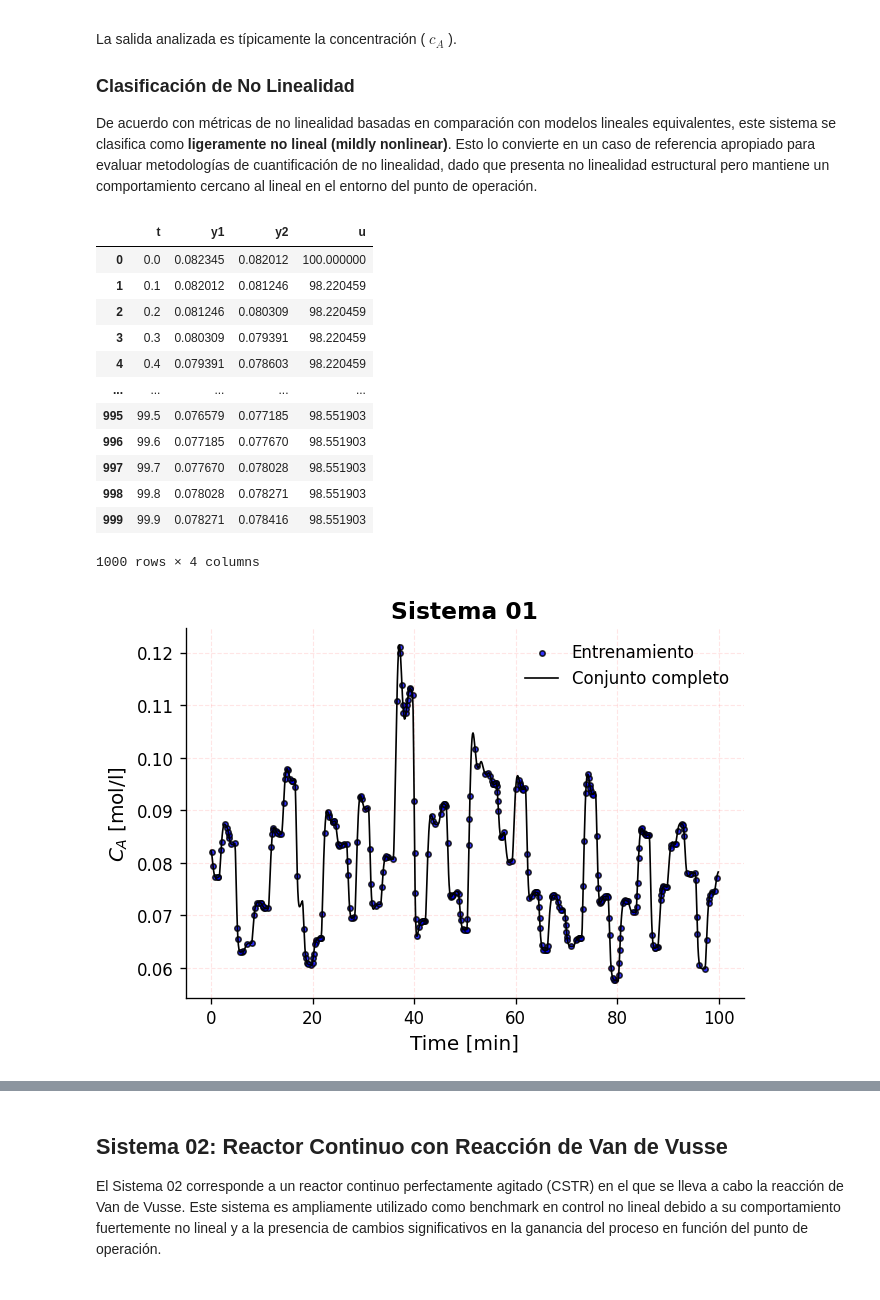
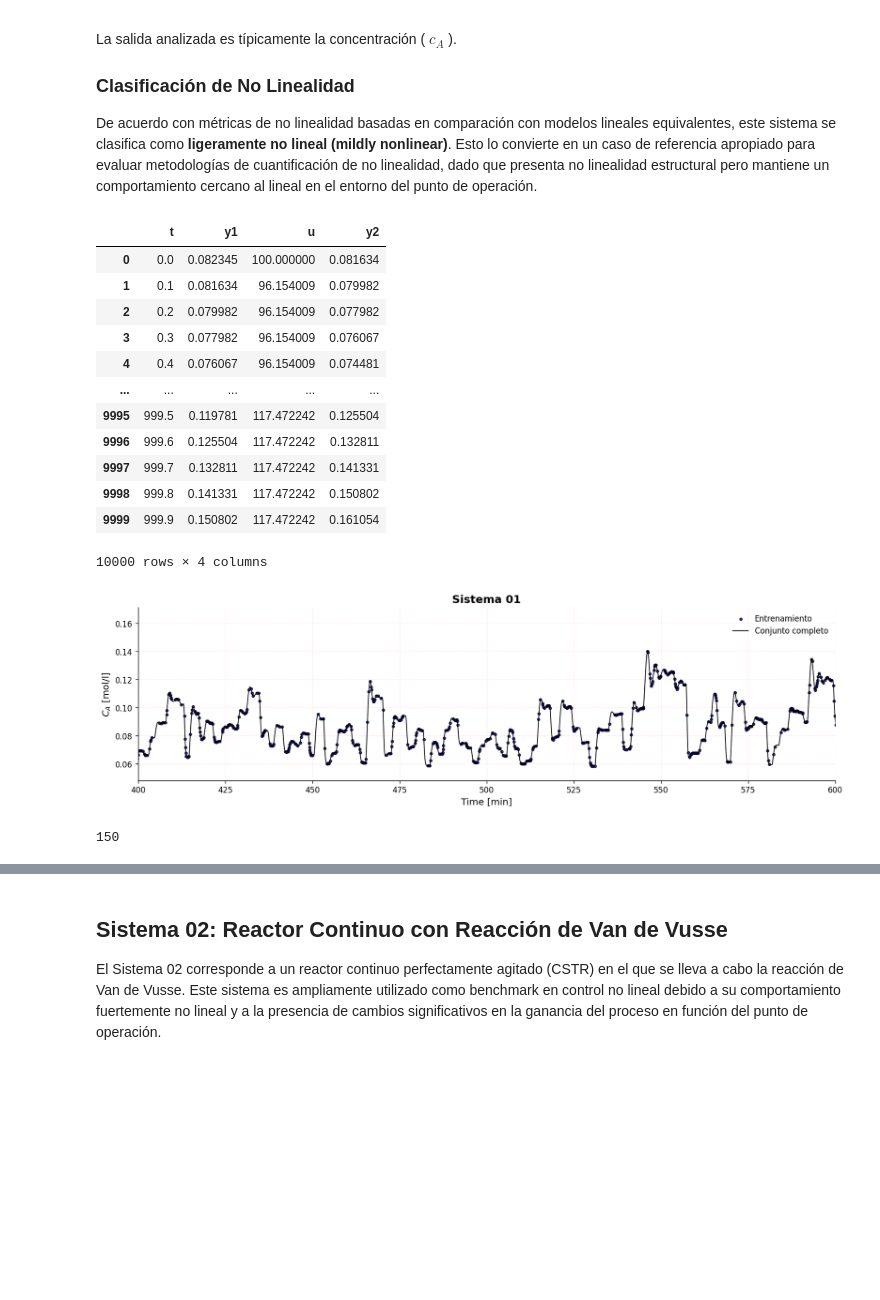
Before and after one commit to DrFaus/benchmark_nonlinear_systems, a Jupyter notebook: MedicionNoLinealidad/Nonlinear_Systems.ipynb, the cells around one changed output, grey strips where cells are left out. Saved outputs shown, nothing was run; the diff lists cells and outputs as text; code cells hidden in the pictures; blank space fills up the shorter version.

```diff
--- a/MedicionNoLinealidad/Nonlinear_Systems.ipynb
+++ b/MedicionNoLinealidad/Nonlinear_Systems.ipynb
@@ -322,7 +322,7 @@ def runge_kutta_4(fun, y1, y2, y3, y4, u, h):
 def grafico_sistema(xp, yp, xs, ys, titulo, scatter_label, plot_label, x_label, y_label, save_as):
   # --- Configuración general del gráfico ---
   plt.figure(
-      figsize=(6, 4),   # tamaño de la figura (ancho, alto) en pulgadas
+      figsize=(16, 4),   # tamaño de la figura (ancho, alto) en pulgadas
       dpi=120           # resolución del gráfico
   )
 
@@ -618,10 +618,14 @@ def system_01(y1, y2, u):
   return dca_dt, dT_dt
 # %%
 #@title Selección de datos de entrenamiento
-rndm.seed(7)
+# semilla = 147, 150, 152, 158, 172   con sigma = 5
+# semilla =    con sigma = 10
+# semilla = 172
+semilla = 150
+rndm.seed(semilla)
 fun = system_01
 tamanio_paso = 0.1
-tiempo_simulacion = 100
+tiempo_simulacion = 1000
 iteraciones = int(tiempo_simulacion / tamanio_paso)
 cao = 0.082345311795785 # mol / L
 To = 441.81 # K
@@ -641,47 +645,53 @@ contador = 0
 for iter in range(iteraciones):
     contador += 1
     if iter == 0:
         qcr = qc + sigma * normalvariate();
     elif (contador > 10) and (abs(mean(y[iter-9:iter-3]) - mean(y[iter-2:iter-1])) < 0.0001):
         qcr = qc + sigma * normalvariate();
         contador = 0
     y1, y2 = runge_kutta_2(fun, y1, y2, qcr, tamanio_paso)
     y.append(y1)
     u.append(qcr)
 
-df = pd.DataFrame({"t":tiempo[:-1], "y1":y[:-1], "y2":y[1:], "u":u[:-1]})
+df = pd.DataFrame({"t":tiempo[:-1], "y1":y[:-1], "u":u[:-1], "y2":y[1:] })
 
 X = df[["t", "y1", "y2", "u"]]
 Y = df["y1"]
 X_train, X_test, Y_train, Y_test = train_test_split(X, Y, test_size=0.6666666666, random_state=42)
 
 grafico_sistema(
     X["t"], X["y1"],
     X_train["t"], X_train["y1"],
     "Sistema 01",
     "Entrenamiento",
     "Conjunto completo",
     "Time [min]",
     "$C_A$ [mol/l]",
     "system01"
     )
 
+df.to_csv("caso_01_semilla_150.csv")
+plt.xlim([400, 600])
 df
 # %% [output]
-|  | t | y1 | y2 | u |
-| 0 | 0.0 | 0.082345 | 0.082012 | 100.000000 |
-| 1 | 0.1 | 0.082012 | 0.081246 | 98.220459 |
-| 2 | 0.2 | 0.081246 | 0.080309 | 98.220459 |
-| 3 | 0.3 | 0.080309 | 0.079391 | 98.220459 |
-| 4 | 0.4 | 0.079391 | 0.078603 | 98.220459 |
+|  | t | y1 | u | y2 |
+| 0 | 0.0 | 0.082345 | 100.000000 | 0.081634 |
+| 1 | 0.1 | 0.081634 | 96.154009 | 0.079982 |
+| 2 | 0.2 | 0.079982 | 96.154009 | 0.077982 |
+| 3 | 0.3 | 0.077982 | 96.154009 | 0.076067 |
+| 4 | 0.4 | 0.076067 | 96.154009 | 0.074481 |
 | ... | ... | ... | ... | ... |
-| 995 | 99.5 | 0.076579 | 0.077185 | 98.551903 |
-| 996 | 99.6 | 0.077185 | 0.077670 | 98.551903 |
-| 997 | 99.7 | 0.077670 | 0.078028 | 98.551903 |
-| 998 | 99.8 | 0.078028 | 0.078271 | 98.551903 |
-| 999 | 99.9 | 0.078271 | 0.078416 | 98.551903 |
+| 9995 | 999.5 | 0.119781 | 117.472242 | 0.125504 |
+| 9996 | 999.6 | 0.125504 | 117.472242 | 0.132811 |
+| 9997 | 999.7 | 0.132811 | 117.472242 | 0.141331 |
+| 9998 | 999.8 | 0.141331 | 117.472242 | 0.150802 |
+| 9999 | 999.9 | 0.150802 | 117.472242 | 0.161054 |
-1000 rows × 4 columns
+10000 rows × 4 columns
-[figure, old version]
+[figure, new version]
+# %%
+semilla
+# %% [output]
+150
 # %%
 #@title Construncción del ARX
 
```
Also changed, not shown: parts of 18 cells of this notebook.
